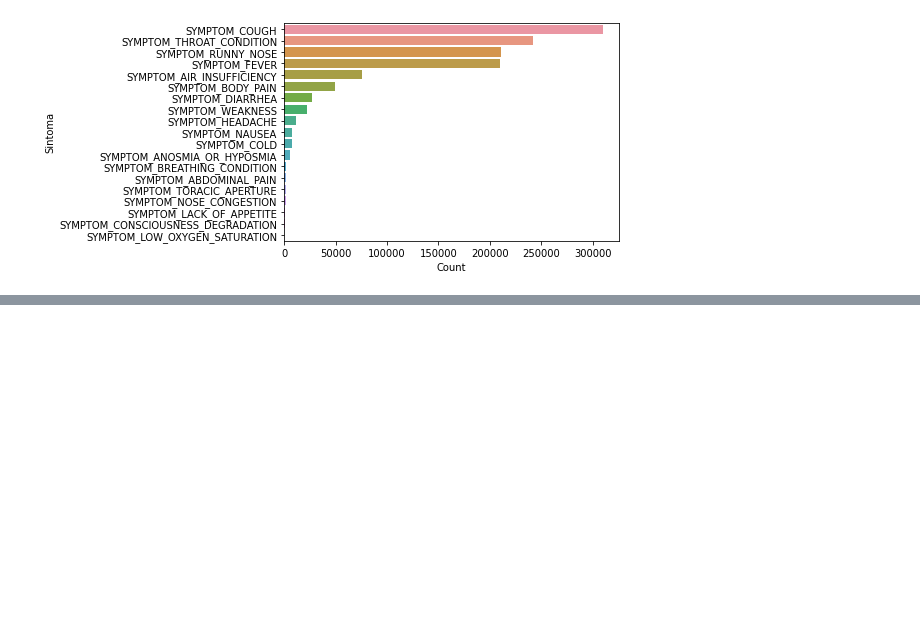
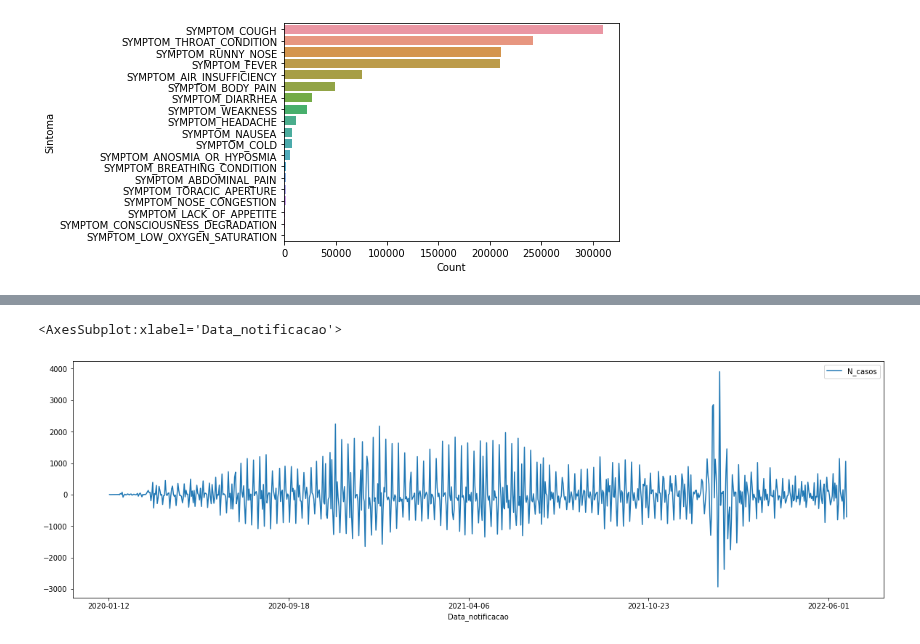
Before and after one commit to bielarnaud/Estudo_dados_de_covid, a Jupyter notebook: Codes/Casos_leves.ipynb, the cells around one changed output, grey strips where cells are left out. Cells and saved outputs as stored; diff of their text form; code cells hidden in the pictures; blank space fills up the shorter version.

```diff
--- a/Codes/Casos_leves.ipynb
+++ b/Codes/Casos_leves.ipynb
@@ -62,0 +151,7 @@ Análises gráficas quantitativa dos sintomas
+# %%
+df_dif = df_st.diff(1)
+# %%
+df_dif.plot(figsize=(20,6))
+# %% [output]
+<AxesSubplot:xlabel='Data_notificacao'>
+[figure, added]
```
Also changed, not shown: parts of 28 cells of this notebook, 2 other files.
